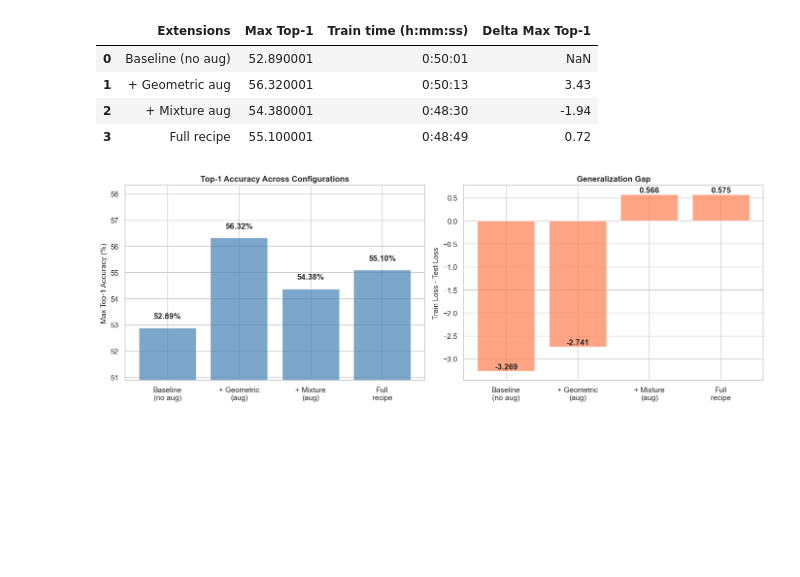
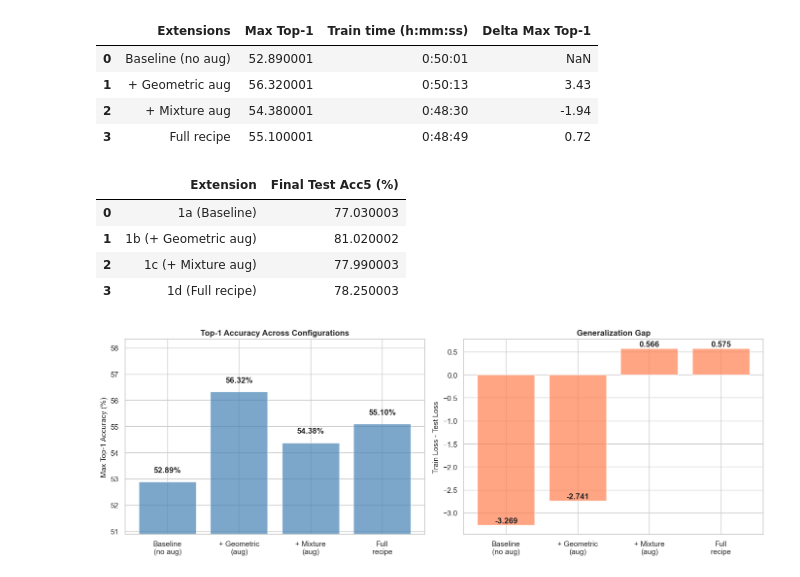
Before and after one commit to marcosoh/dsa5106-convnext-extension, a Jupyter notebook: results/results_from_logs.ipynb, the cells around one changed output. Saved outputs shown, nothing was run; the diff lists cells and outputs as text; code cells hidden in the pictures; blank space fills up the shorter version.

```diff
--- a/results/results_from_logs.ipynb
+++ b/results/results_from_logs.ipynb
@@ -174,6 +234,31 @@ df
 | 1 | + Geometric aug | 56.320001 | 0:50:13 | 3.43 |
 | 2 | + Mixture aug | 54.380001 | 0:48:30 | -1.94 |
 | 3 | Full recipe | 55.100001 | 0:48:49 | 0.72 |
+# %%
+# Create summary table of final test_acc5 (Top-5 Accuracy)
+summary_test_acc5 = {
+    "Extension": [
+        "1a (Baseline)",
+        "1b (+ Geometric aug)",
+        "1c (+ Mixture aug)",
+        "1d (Full recipe)",
+    ],
+    "Final Test Acc5 (%)": [
+        extracted_metrics_1a["test_acc5"][-1],
+        extracted_metrics_1b["test_acc5"][-1],
+        extracted_metrics_1c["test_acc5"][-1],
+        extracted_metrics_1d["test_acc5"][-1],
+    ]
+}
+
+df_summary_acc5 = pd.DataFrame(summary_test_acc5)
+df_summary_acc5
+# %% [output]
+|  | Extension | Final Test Acc5 (%) |
+| 0 | 1a (Baseline) | 77.030003 |
+| 1 | 1b (+ Geometric aug) | 81.020002 |
+| 2 | 1c (+ Mixture aug) | 77.990003 |
+| 3 | 1d (Full recipe) | 78.250003 |
 # %%
 # Prepare data
 extensions = ["Baseline\n(no aug)", "+ Geometric\n(aug)", "+ Mixture\n(aug)", "Full\nrecipe"]
```
Also changed, not shown: parts of 2 cells of this notebook, 1 other file.
